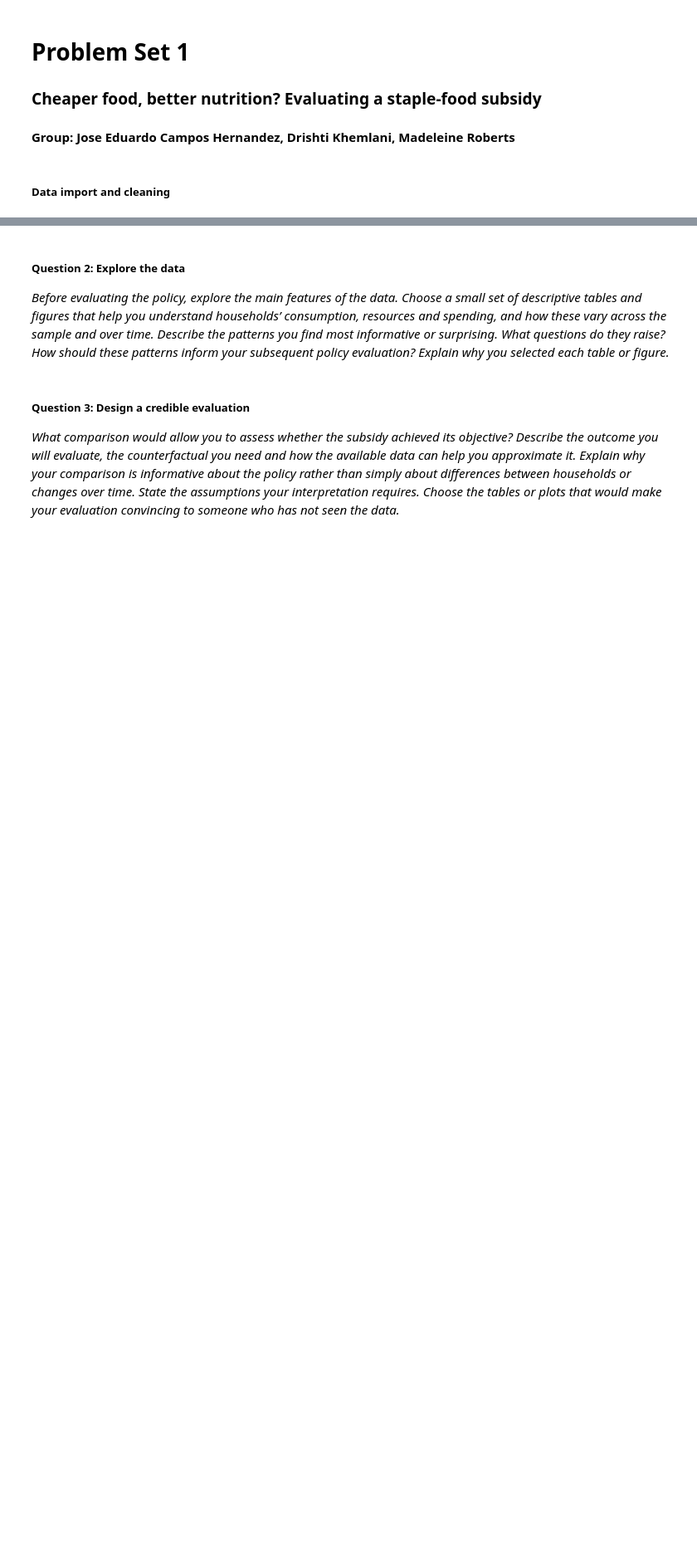
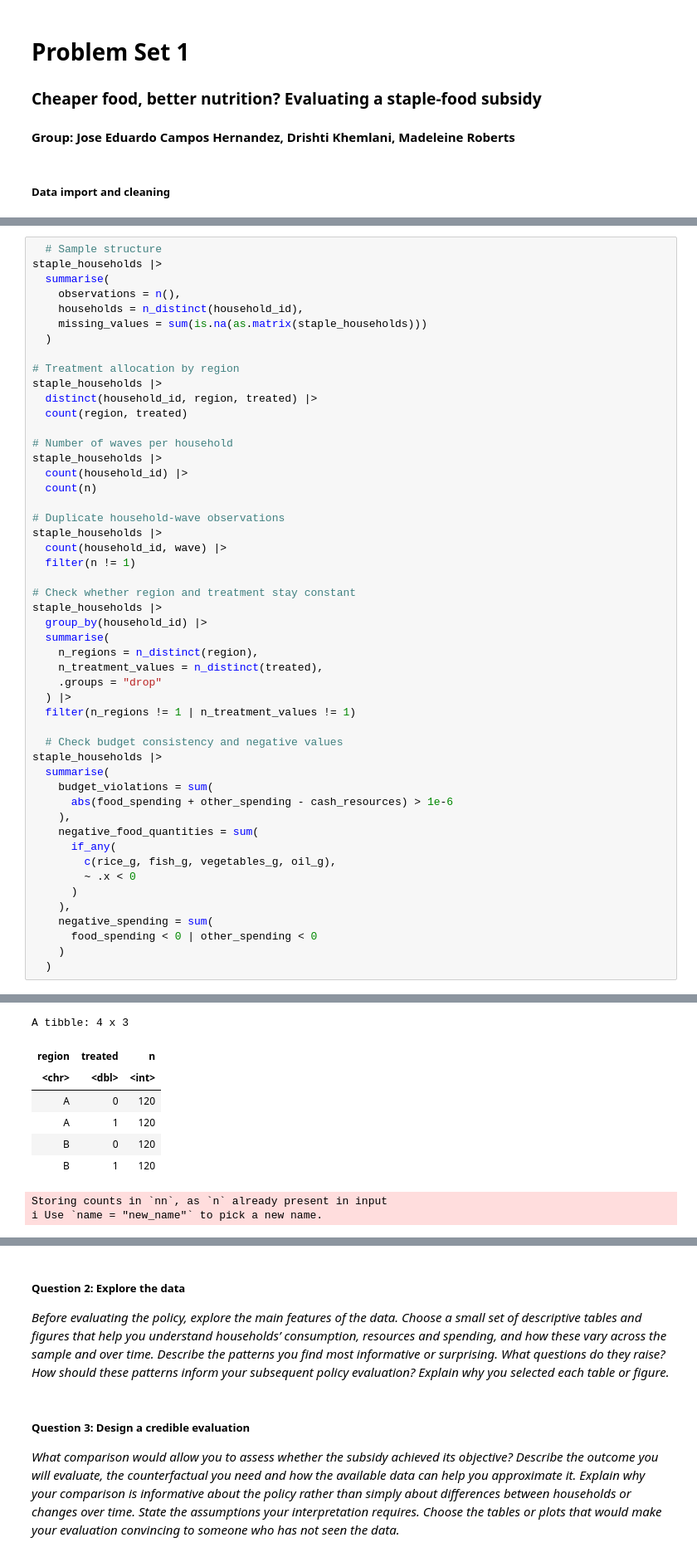
Before and after one commit to drishtikhemlani2306/pau_milan_assignment_1, a Jupyter notebook: assignment1_notebook.ipynb, the cells around one changed output, grey strips where cells are left out. Shown at 83% size. Saved outputs shown, nothing was run; the diff lists cells and outputs as text; blank space fills up the shorter version.

```diff
--- a/assignment1_notebook.ipynb
+++ b/assignment1_notebook.ipynb
@@ -74,0 +65,51 @@ Table 1 provides means for treatment and control groups for key variables in the
+# %%
+  # Sample structure
+staple_households |>
+  summarise(
+    observations = n(),
+    households = n_distinct(household_id),
+    missing_values = sum(is.na(as.matrix(staple_households)))
+  )
+
+# Treatment allocation by region
+staple_households |>
+  distinct(household_id, region, treated) |>
+  count(region, treated)
+
+# Number of waves per household
+staple_households |>
+  count(household_id) |>
+  count(n)
+
+# Duplicate household-wave observations
+staple_households |>
+  count(household_id, wave) |>
+  filter(n != 1)
+
+# Check whether region and treatment stay constant
+staple_households |>
+  group_by(household_id) |>
+  summarise(
+    n_regions = n_distinct(region),
+    n_treatment_values = n_distinct(treated),
+    .groups = "drop"
+  ) |>
+  filter(n_regions != 1 | n_treatment_values != 1)
+
+  # Check budget consistency and negative values
+staple_households |>
+  summarise(
+    budget_violations = sum(
+      abs(food_spending + other_spending - cash_resources) > 1e-6
+    ),
+    negative_food_quantities = sum(
+      if_any(
+        c(rice_g, fish_g, vegetables_g, oil_g),
+        ~ .x < 0
+      )
+    ),
+    negative_spending = sum(
+      food_spending < 0 | other_spending < 0
+    )
+  )
+# %% [output]
@@ -74,0 +120,9 @@ Table 1 provides means for treatment and control groups for key variables in the
+A tibble: 4 x 3
+| region | treated | n |
+| <chr> | <dbl> | <int> |
+| A | 0 | 120 |
+| A | 1 | 120 |
+| B | 0 | 120 |
+| B | 1 | 120 |
+Storing counts in `nn`, as `n` already present in input
+i Use `name = "new_name"` to pick a new name.
```
Also changed, not shown: parts of 14 cells of this notebook.
